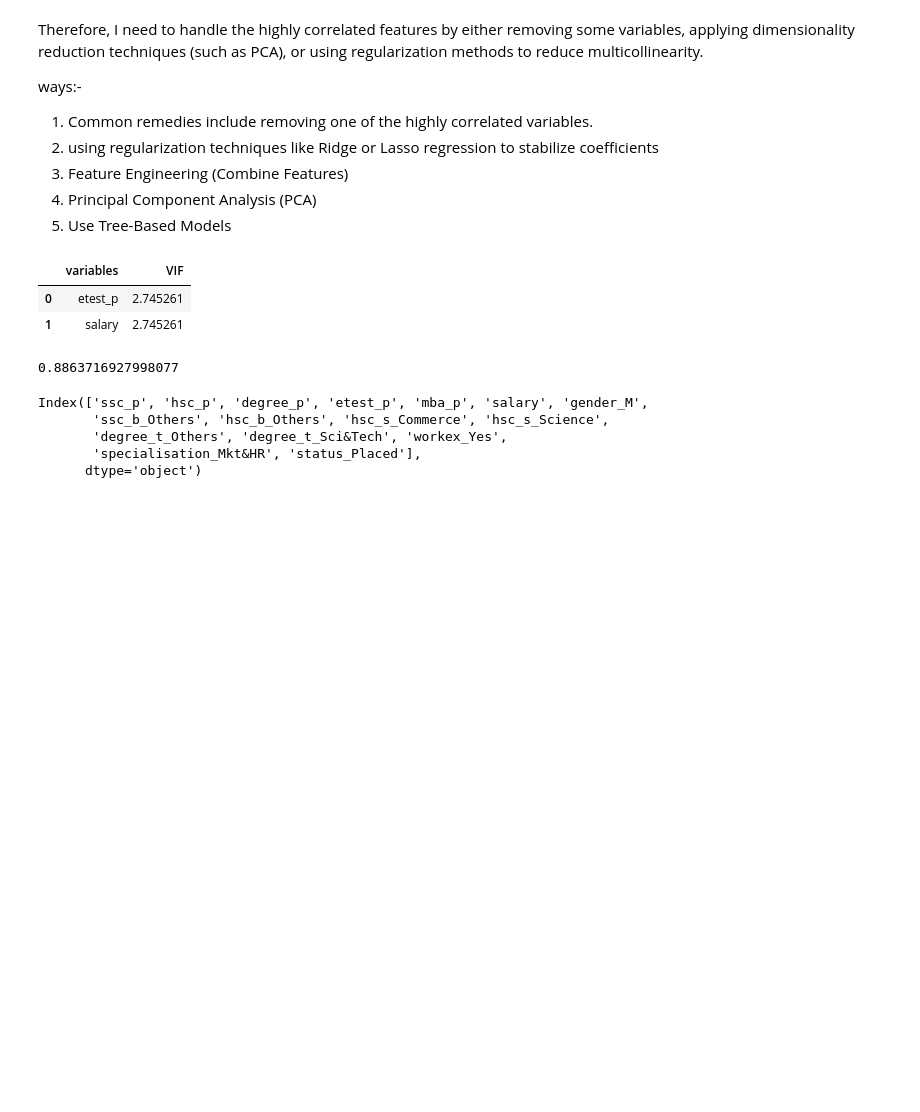
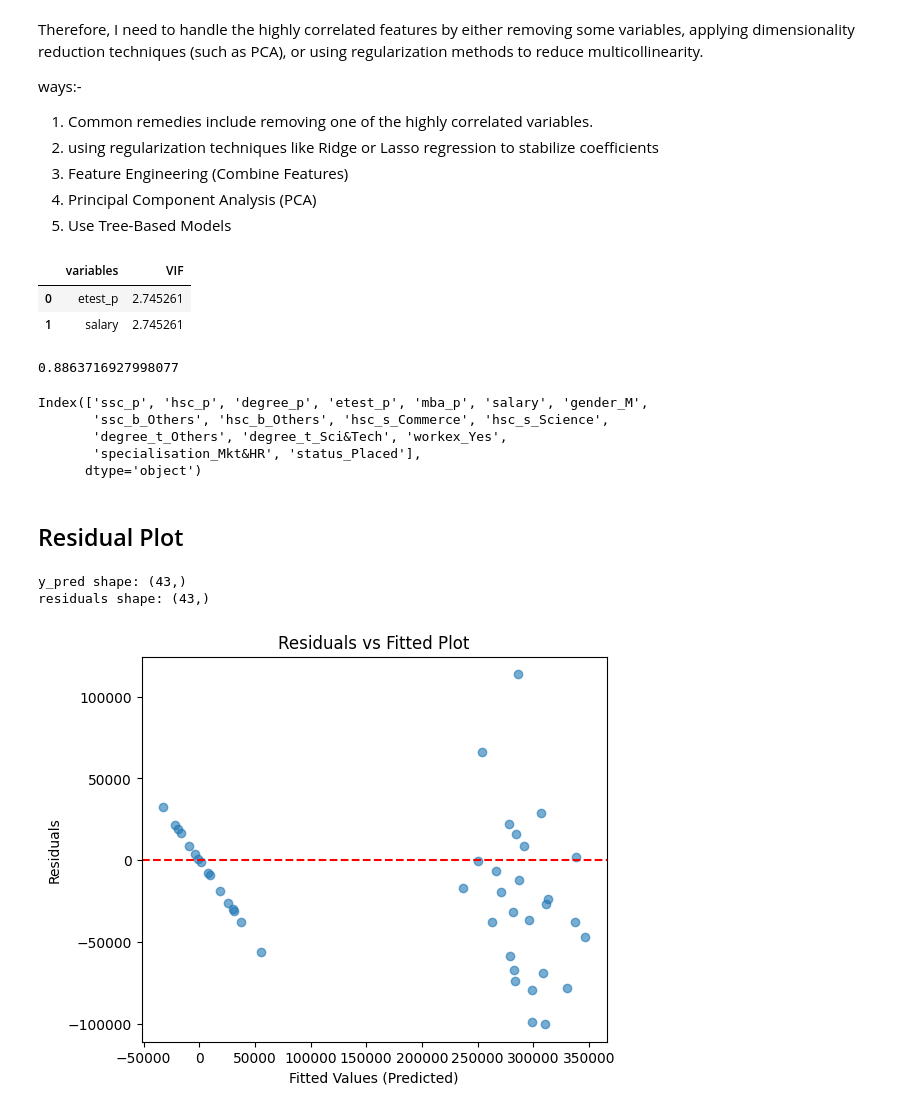
Before and after one commit to krthiksha/DataScience_BivariateAnalysis, a Jupyter notebook: Bivariate.ipynb, the cells around one changed output. Drawn from its saved outputs; the diff is of its cells as text; code cells hidden in the pictures; blank space fills up the shorter version.

```diff
--- a/Bivariate.ipynb
+++ b/Bivariate.ipynb
@@ -224,3 +224,28 @@ Index(['ssc_p', 'hsc_p', 'degree_p', 'etest_p', 'mba_p', 'salary', 'gender_M',
        'degree_t_Others', 'degree_t_Sci&Tech', 'workex_Yes',
        'specialisation_Mkt&HR', 'status_Placed'],
       dtype='object')
+# %% [markdown]
+## Residual Plot
+# %%
+
+import numpy as np
+# Convert everything to 1D numpy arrays
+y_test_array = np.array(y_test).reshape(-1)
+y_pred_array = np.array(y_pred).reshape(-1)
+# Now subtract
+residuals = y_test_array - y_pred_array
+print("y_pred shape:", y_pred_array.shape)
+print("residuals shape:", residuals.shape)
+
+import matplotlib.pyplot as plt
+plt.figure(figsize=(6,5))
+plt.scatter(y_pred_array, residuals, alpha=0.6)
+plt.axhline(y=0, color='red', linestyle='--')
+plt.xlabel("Fitted Values (Predicted)")
+plt.ylabel("Residuals")
+plt.title("Residuals vs Fitted Plot")
+plt.show()
+# %% [output]
+y_pred shape: (43,)
+residuals shape: (43,)
+[figure, added]
```
Also changed, not shown: parts of 2 cells of this notebook.
